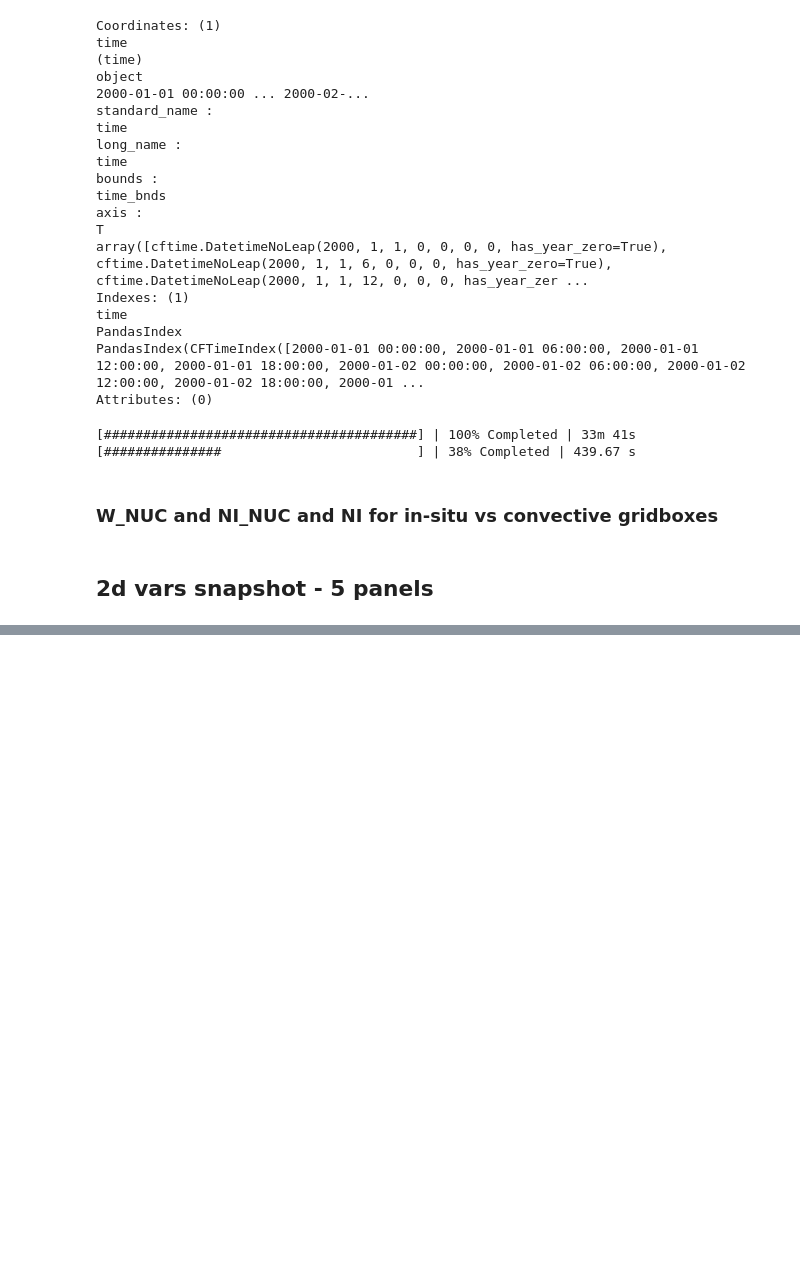
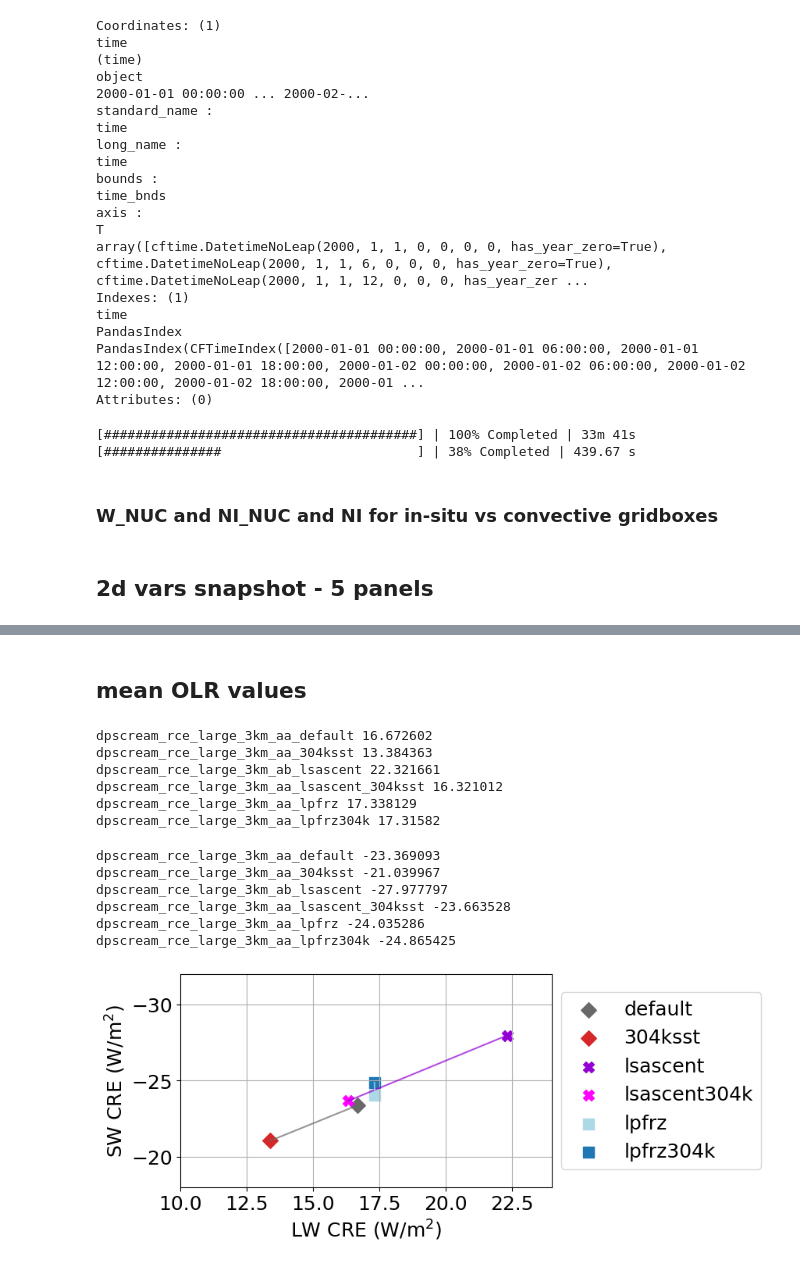
Before and after one commit to smturbev/scmlib, a Jupyter notebook: DP_diagnostics/notebooks/large_domain/plots_large.ipynb, the cells around one changed output, grey strips where cells are left out. Cells and saved outputs as stored; diff of their text form; code cells hidden in the pictures; blank space fills up the shorter version.

```diff
--- a/DP_diagnostics/notebooks/large_domain/plots_large.ipynb
+++ b/DP_diagnostics/notebooks/large_domain/plots_large.ipynb
@@ -652,3 +688,5 @@ for ndays in [10,20]:
 # plt.savefig(savename)
 # print("saved as "+savename)
 # plt.show()
+# %% [markdown]
+## mean OLR values
@@ -654,0 +704,74 @@ for ndays in [10,20]:
+# %%
+ndays=20
+olrs = {}
+swus = {}
+# %%
+for run in runs:
+    file = run_dir + run + f"/run/{run}.eam.h1.2000-01-01-00000.nc"
+    olr = xr.open_dataset(file).LWCF.isel(time=slice(-ndays*24,-1)).mean(dim=['ncol','time'])
+    olrs[run]=olr.values
+    print(run, olr.values)
+# %% [output]
+dpscream_rce_large_3km_aa_default 16.672602
+dpscream_rce_large_3km_aa_304ksst 13.384363
+dpscream_rce_large_3km_ab_lsascent 22.321661
+dpscream_rce_large_3km_aa_lsascent_304ksst 16.321012
+dpscream_rce_large_3km_aa_lpfrz 17.338129
+dpscream_rce_large_3km_aa_lpfrz304k 17.31582
+# %%
+for run in runs:
+    file = run_dir + run + f"/run/{run}.eam.h1.2000-01-01-00000.nc"
+    swu = xr.open_dataset(file).SWCF.isel(time=slice(-ndays*24,-1)).mean(dim=['ncol','time'])
+    swus[run]=swu.values
+    print(run, swu.values)
+# %% [output]
+dpscream_rce_large_3km_aa_default -23.369093
+dpscream_rce_large_3km_aa_304ksst -21.039967
+dpscream_rce_large_3km_ab_lsascent -27.977797
+dpscream_rce_large_3km_aa_lsascent_304ksst -23.663528
+dpscream_rce_large_3km_aa_lpfrz -24.035286
+dpscream_rce_large_3km_aa_lpfrz304k -24.865425
+# %%
+fig, ax = plt.subplots(1,1,figsize=(8.5,3.5), layout="constrained")
+
+for run in runs:
+    if run.split('_')[-2]=="lsascent":
+        r = "lsascent304k"
+    else:
+        r=run.split('_')[-1]
+    ax.scatter(olrs[run],
+               swus[run],
+               marker=markers[run],
+               color=util.get_run_color(r),
+               label=r,
+               s=100
+              )
+ax.plot([olrs["dpscream_rce_large_3km_aa_default"],
+         olrs["dpscream_rce_large_3km_aa_304ksst"]],
+        [swus["dpscream_rce_large_3km_aa_default"],
+         swus["dpscream_rce_large_3km_aa_304ksst"]],
+        color=util.get_run_color("default"),
+        alpha=0.7)
+ax.plot([olrs["dpscream_rce_large_3km_ab_lsascent"],
+         olrs["dpscream_rce_large_3km_aa_lsascent_304ksst"]],
+        [swus["dpscream_rce_large_3km_ab_lsascent"],
+         swus["dpscream_rce_large_3km_aa_lsascent_304ksst"]],
+        color=util.get_run_color("lsascent"),
+        alpha=0.7)
+ax.plot([olrs["dpscream_rce_large_3km_aa_lpfrz"],
+         olrs["dpscream_rce_large_3km_aa_lpfrz304k"]],
+        [swus["dpscream_rce_large_3km_aa_lpfrz"],
+         swus["dpscream_rce_large_3km_aa_lpfrz304k"]],
+        color=util.get_run_color("lpfrz"),
+        alpha=0.7)
+# ax.set(xlabel="OLR (W/m$^2$)", ylabel="Reflected SW (W/m$^2$)",
+#        xlim=[260,290], ylim=[60,80])
+ax.set(xlabel="LW CRE (W/m$^2$)", ylabel="SW CRE (W/m$^2$)",
+       xlim=[10,24], ylim=[-18,-32])
+ax.grid(True)
+ax.legend(loc="center left", bbox_to_anchor=(1.,0.5))
+# plt.savefig("../plots/large/mean_olrvsswu_all.png", dpi=150)
+plt.savefig("../plots/large/mean_lwvswcre_all.png", dpi=150)
+plt.show()
+# %% [output]
+[figure, added]
```
Also changed, not shown: parts of 10 cells of this notebook, 44 other files.
